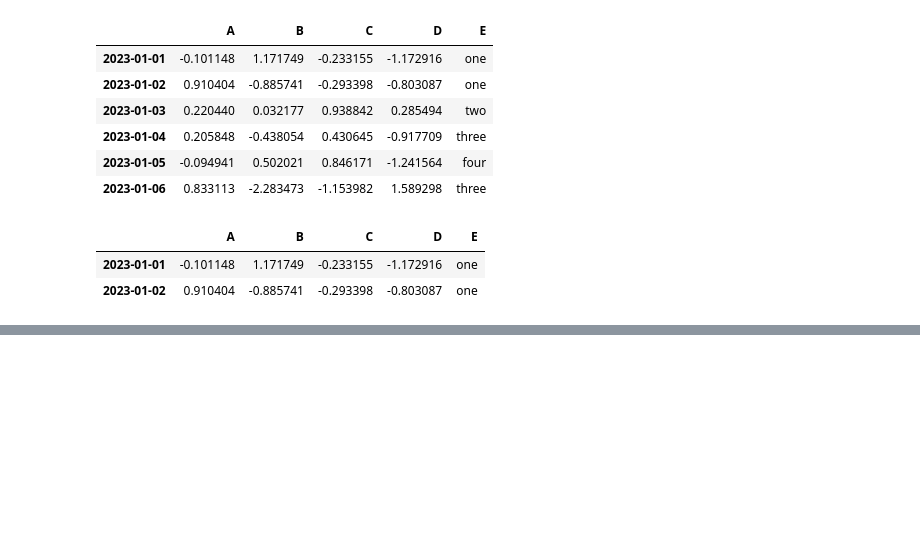
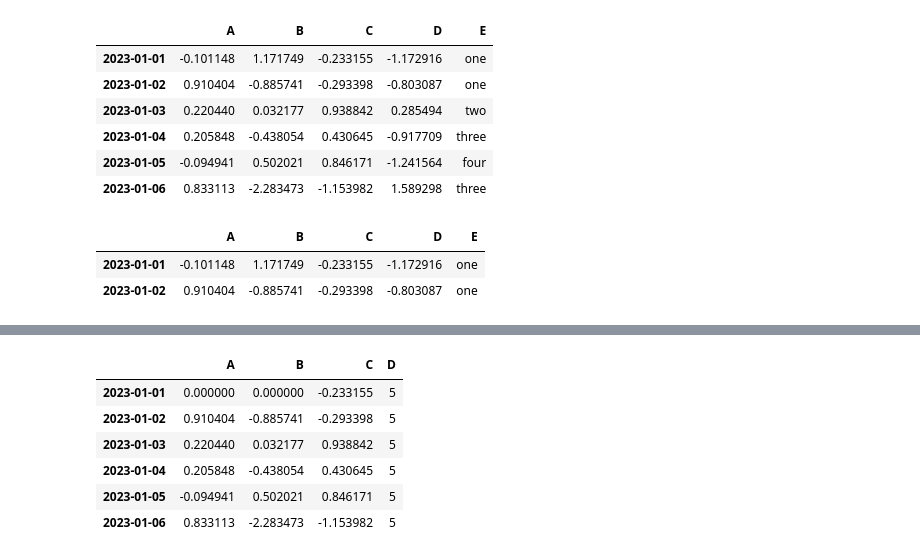
Before and after one commit to rajarajeswarir/Hands-on-Machine-Learning, a Jupyter notebook: Pandas_Training.ipynb, the cells around one changed output, grey strips where cells are left out. Saved outputs shown, nothing was run; the diff lists cells and outputs as text; code cells hidden in the pictures; blank space fills up the shorter version.

```diff
--- a/Pandas_Training.ipynb
+++ b/Pandas_Training.ipynb
@@ -263,0 +276,16 @@ df4[df4["E"].isin(["one"])]
+# %%
+df.at[dates[0], "A"] = 0
+# %%
+df.iat[0, 1] = 0
+# %%
+df.loc[:, "D"] = np.array([5] * len(df))
+
+df
+# %% [output]
+|  | A | B | C | D |
+| 2023-01-01 | 0.000000 | 0.000000 | -0.233155 | 5 |
+| 2023-01-02 | 0.910404 | -0.885741 | -0.293398 | 5 |
+| 2023-01-03 | 0.220440 | 0.032177 | 0.938842 | 5 |
+| 2023-01-04 | 0.205848 | -0.438054 | 0.430645 | 5 |
+| 2023-01-05 | -0.094941 | 0.502021 | 0.846171 | 5 |
+| 2023-01-06 | 0.833113 | -2.283473 | -1.153982 | 5 |
```
Also changed, not shown: parts of 10 cells of this notebook.
